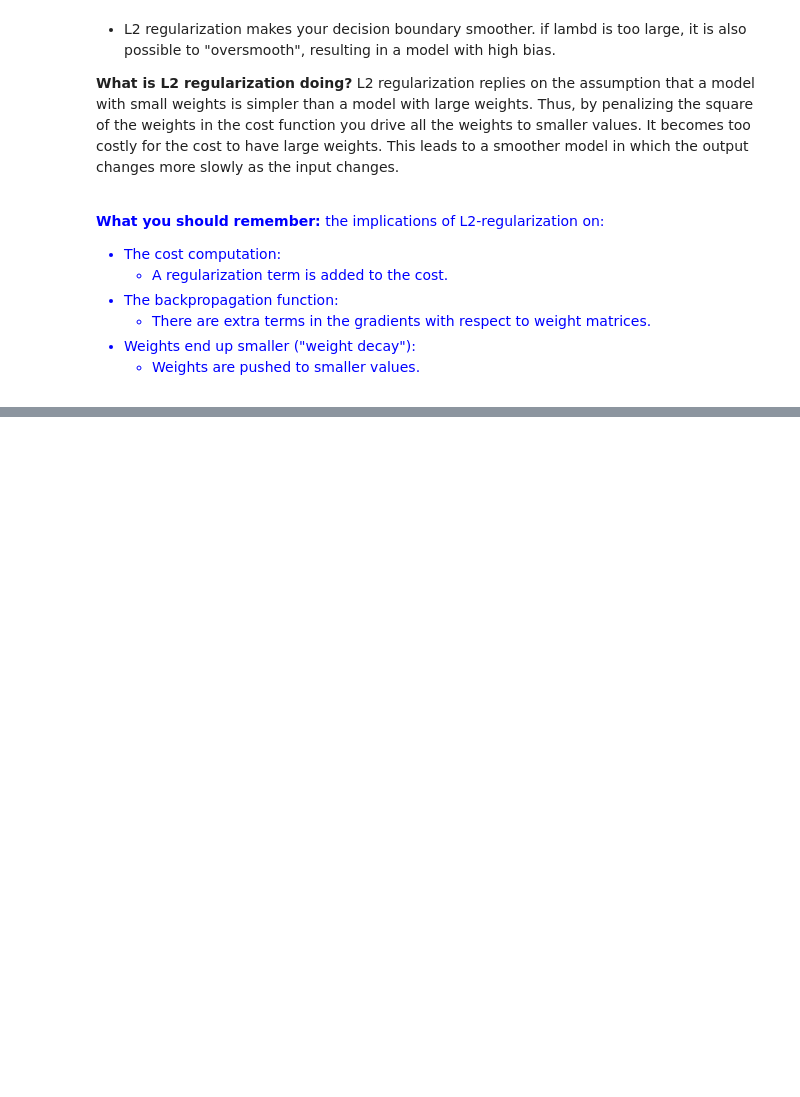
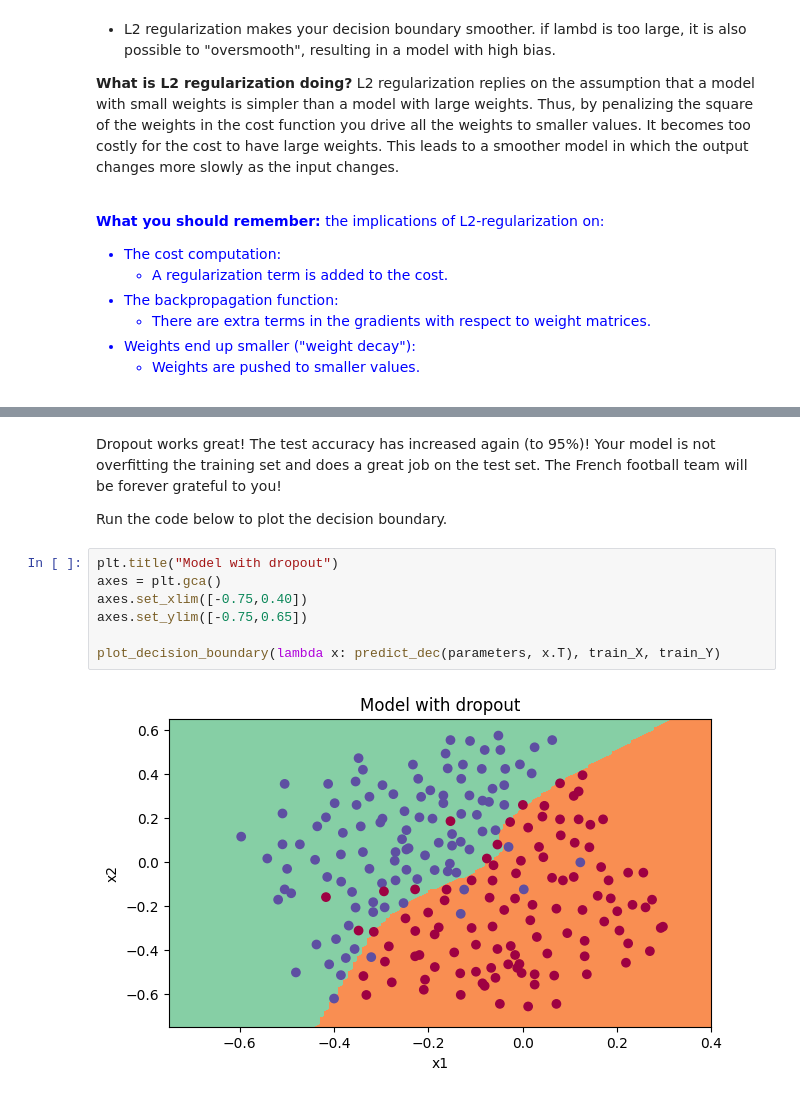
Before and after one commit to Donner886/Deep-learning, a Jupyter notebook: Chapter02-Hyper-parameters-fine-Tuning/W1A2/Regularization_ddma.ipynb, the cells around one changed output, grey strips where cells are left out. Cells and saved outputs as stored; diff of their text form; blank space fills up the shorter version.

```diff
--- a/Chapter02-Hyper-parameters-fine-Tuning/W1A2/Regularization_ddma.ipynb
+++ b/Chapter02-Hyper-parameters-fine-Tuning/W1A2/Regularization_ddma.ipynb
@@ -422,0 +586,13 @@ Also note that without using `.astype(int)`, the result is an array of booleans
+# %% [markdown]
+Dropout works great! The test accuracy has increased again (to 95%)! Your model is not overfitting the training set and does a great job on the test set. The French football team will be forever grateful to you!
+
+Run the code below to plot the decision boundary.
+# %%
+plt.title("Model with dropout")
+axes = plt.gca()
+axes.set_xlim([-0.75,0.40])
+axes.set_ylim([-0.75,0.65])
+
+plot_decision_boundary(lambda x: predict_dec(parameters, x.T), train_X, train_Y)
+# %% [output]
+[figure, added]
```
Also changed, not shown: parts of 11 cells of this notebook, 1 other file.
